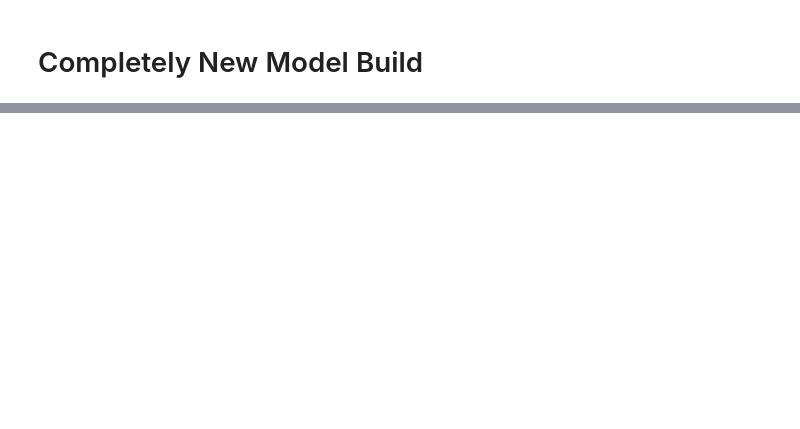
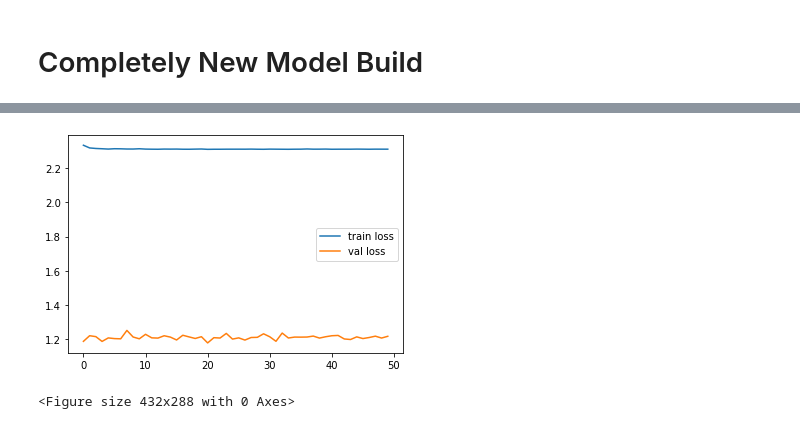
Before and after one commit to Cloblak/aipi540_deeplearning, a Jupyter notebook: 1D_CNN_Attempts/CDT1D_CNN_111345FEB.ipynb, the cells around one changed output, grey strips where cells are left out. Drawn from its saved outputs; the diff is of its cells as text; code cells hidden in the pictures; blank space fills up the shorter version.

```diff
--- a/1D_CNN_Attempts/CDT1D_CNN_111345FEB.ipynb
+++ b/1D_CNN_Attempts/CDT1D_CNN_111345FEB.ipynb
@@ -641,3 +644,9 @@ X_test = X_test.reshape(X_test.shape[0], 1,
+# %%
+from tensorflow.keras.utils import to_categorical
+
+y_train = to_categorical(y_train, 3)
+y_val = to_categorical(y_val, 3)
+y_test = to_categorical(y_test, 3)
 # %%
 print(f'X Train Length {X_train.shape}, y Train Label Length {y_train.shape}')
 print(f'X Val Length {X_val.shape}, y Val Label Length {y_val.shape}')
@@ -650,0 +695,15 @@ X Test Length (1025, 1, 5, 24), y Test Label Length (1025,)
+# %%
+model = Sequential()
+model.add(Conv2D(32, (1, 3), activation='relu', padding='same', input_shape=(X_train.shape[1], X_train.shape[2], X_train.shape[3]))) # inputshape = (5, 24, 1)
+model.add(MaxPooling2D((1, 4), strides=4))
+model.add(Dropout(0.7))
+model.add(Conv2D(64, (1, 3), activation='relu', padding='same',))
+model.add(MaxPooling2D((1, 3), strides=3))
+model.add(Dropout(0.7))
+model.add(Conv2D(128, (1, 3), activation='relu', padding='same',))
+model.add(MaxPooling2D((1, 2), strides=2))
+model.add(Dropout(0.7))
+model.add(Flatten())
+model.add(Dense(1000,activation="relu"))
+model.add(Dense(500,activation="relu"))
+model.add(Dense(3,activation="softmax"))
@@ -650,0 +730,7 @@ X Test Length (1025, 1, 5, 24), y Test Label Length (1025,)
+# %%
+model.compile(loss='categorical_crossentropy',optimizer='adam',metrics=['accuracy'])
+# %%
+batch_size = 12
+hist = model.fit(X_train, y_train, batch_size=batch_size, epochs=50, validation_data=(X_val, y_val), class_weight={0:3, 1:3, 2:1})
+
+##### LABLES NEED TO BY 1x3 ARRAY
@@ -650,0 +755,9 @@ X Test Length (1025, 1, 5, 24), y Test Label Length (1025,)
+# %%
+plt.plot(hist.history['loss'], label='train loss')
+plt.plot(hist.history['val_loss'], label='val loss')
+plt.legend()
+plt.show()
+plt.savefig('LossVal_loss')
+# %% [output]
+[figure, added]
+<Figure size 432x288 with 0 Axes>
```
Also changed, not shown: parts of 12 cells of this notebook.
